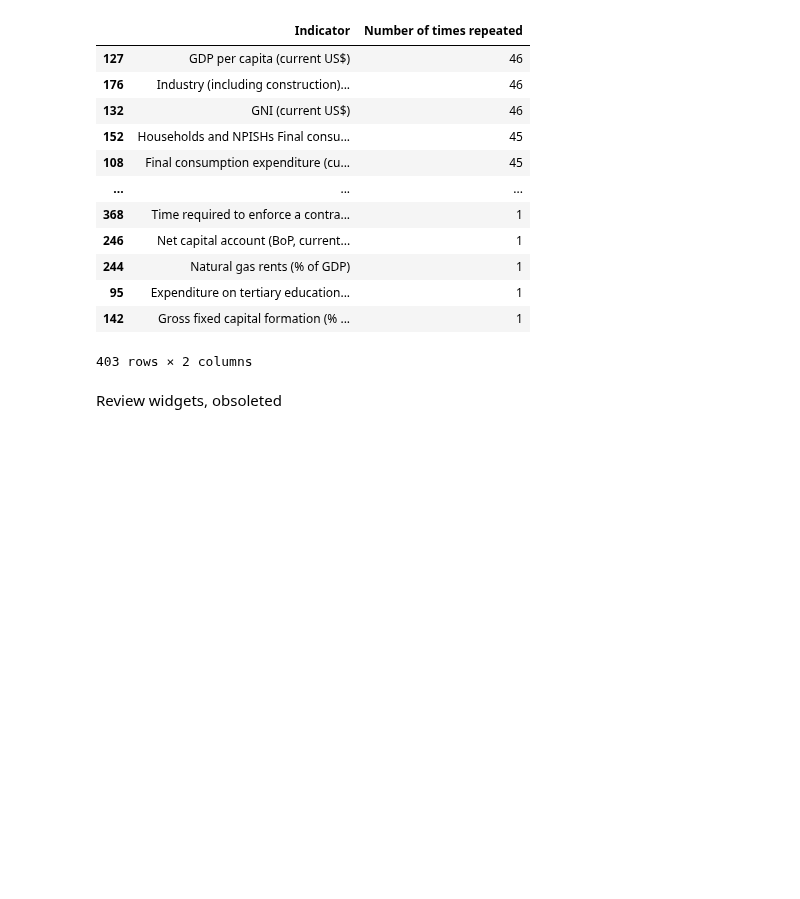
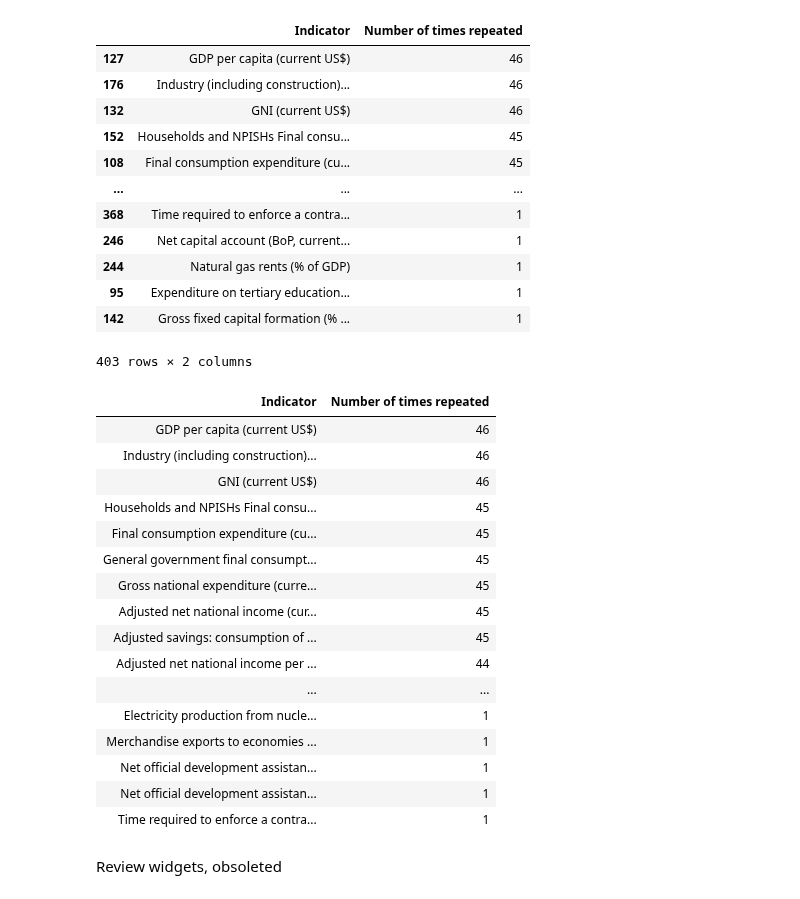
Before and after one commit to devonfw-forge/python-data-driven-decisions, a Jupyter notebook: WDI-Complete code.ipynb, the cells around one changed output. Drawn from its saved outputs; the diff is of its cells as text; code cells hidden in the pictures; blank space fills up the shorter version.

```diff
--- a/WDI-Complete code.ipynb
+++ b/WDI-Complete code.ipynb
@@ -1139,6 +1140,28 @@ df_indicators
 | 95 | Expenditure on tertiary education... | 1 |
 | 142 | Gross fixed capital formation (% ... | 1 |
 403 rows × 2 columns
+# %%
+from IPython.display import HTML
+
+HTML(df_indicators.to_html(index=False))
+# %% [output]
+| Indicator | Number of times repeated |
+| GDP per capita (current US$) | 46 |
+| Industry (including construction)... | 46 |
+| GNI (current US$) | 46 |
+| Households and NPISHs Final consu... | 45 |
+| Final consumption expenditure (cu... | 45 |
+| General government final consumpt... | 45 |
+| Gross national expenditure (curre... | 45 |
+| Adjusted net national income (cur... | 45 |
+| Adjusted savings: consumption of ... | 45 |
+| Adjusted net national income per ... | 44 |
+| ... | ... |
+| Electricity production from nucle... | 1 |
+| Merchandise exports to economies ... | 1 |
+| Net official development assistan... | 1 |
+| Net official development assistan... | 1 |
+| Time required to enforce a contra... | 1 |
 # %% [markdown]
 Review widgets, obsoleted
 # %% [markdown]
```
Also changed, not shown: parts of 18 cells of this notebook.
